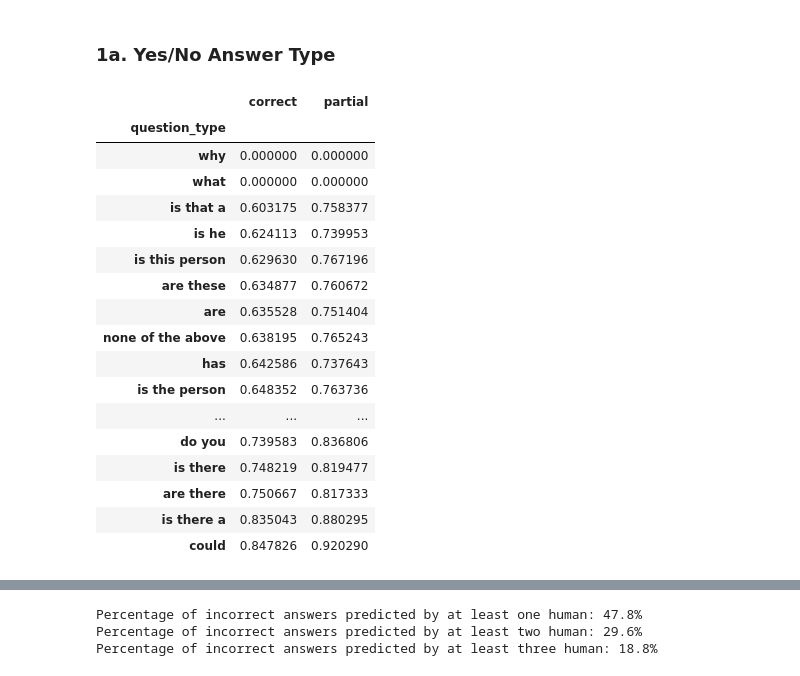
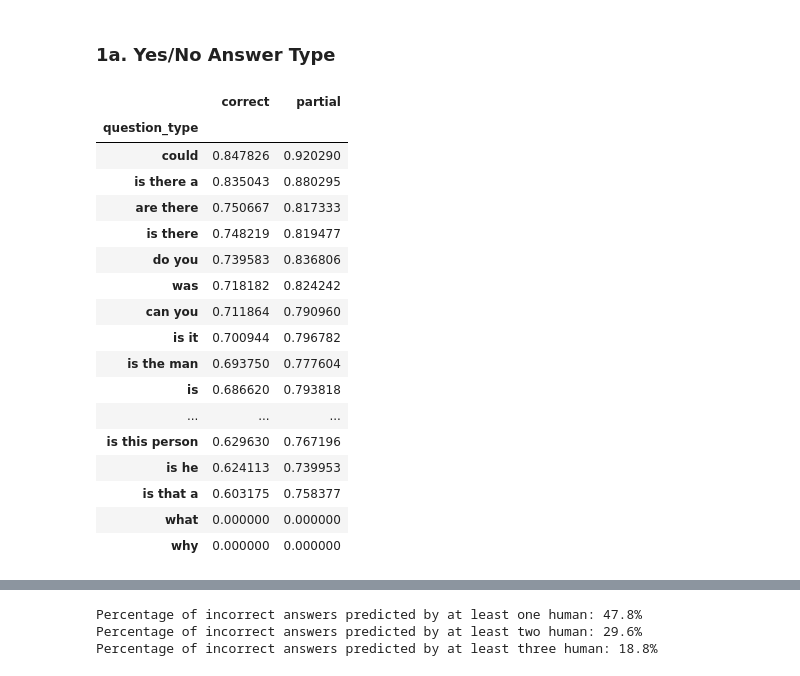
Before and after one commit to mwinton/w266-final-project, a Jupyter notebook: bin/postprocess-enhanced.ipynb, the cells around one changed output, grey strips where cells are left out. Drawn from its saved outputs; the diff is of its cells as text; code cells hidden in the pictures.

```diff
--- a/bin/postprocess-enhanced.ipynb
+++ b/bin/postprocess-enhanced.ipynb
@@ -162,23 +162,23 @@ acc_by_anstype.to_dict('index')
 ### 1a. Yes/No Answer Type
 # %%
 # accuracy by question type
-df[df.answer_type=='yes/no'].groupby(['question_type'])['correct', 'partial'].mean().sort_values(['correct'])
+df[df.answer_type=='yes/no'].groupby(['question_type'])['correct', 'partial'].mean().sort_values(['correct'], ascending=False)
 # %% [output]
 |  | correct | partial |
 | question_type |  |  |
+| could | 0.847826 | 0.920290 |
+| is there a | 0.835043 | 0.880295 |
+| are there | 0.750667 | 0.817333 |
+| is there | 0.748219 | 0.819477 |
+| do you | 0.739583 | 0.836806 |
+| was | 0.718182 | 0.824242 |
+| can you | 0.711864 | 0.790960 |
+| is it | 0.700944 | 0.796782 |
+| is the man | 0.693750 | 0.777604 |
+| is | 0.686620 | 0.793818 |
+| ... | ... | ... |
+| is this person | 0.629630 | 0.767196 |
+| is he | 0.624113 | 0.739953 |
+| is that a | 0.603175 | 0.758377 |
+| what | 0.000000 | 0.000000 |
 | why | 0.000000 | 0.000000 |
-| what | 0.000000 | 0.000000 |
-| is that a | 0.603175 | 0.758377 |
-| is he | 0.624113 | 0.739953 |
-| is this person | 0.629630 | 0.767196 |
-| are these | 0.634877 | 0.760672 |
-| are | 0.635528 | 0.751404 |
-| none of the above | 0.638195 | 0.765243 |
-| has | 0.642586 | 0.737643 |
-| is the person | 0.648352 | 0.763736 |
-| ... | ... | ... |
-| do you | 0.739583 | 0.836806 |
-| is there | 0.748219 | 0.819477 |
-| are there | 0.750667 | 0.817333 |
-| is there a | 0.835043 | 0.880295 |
-| could | 0.847826 | 0.920290 |
```
Also changed, not shown: parts of 4 cells of this notebook, 3 other files.
